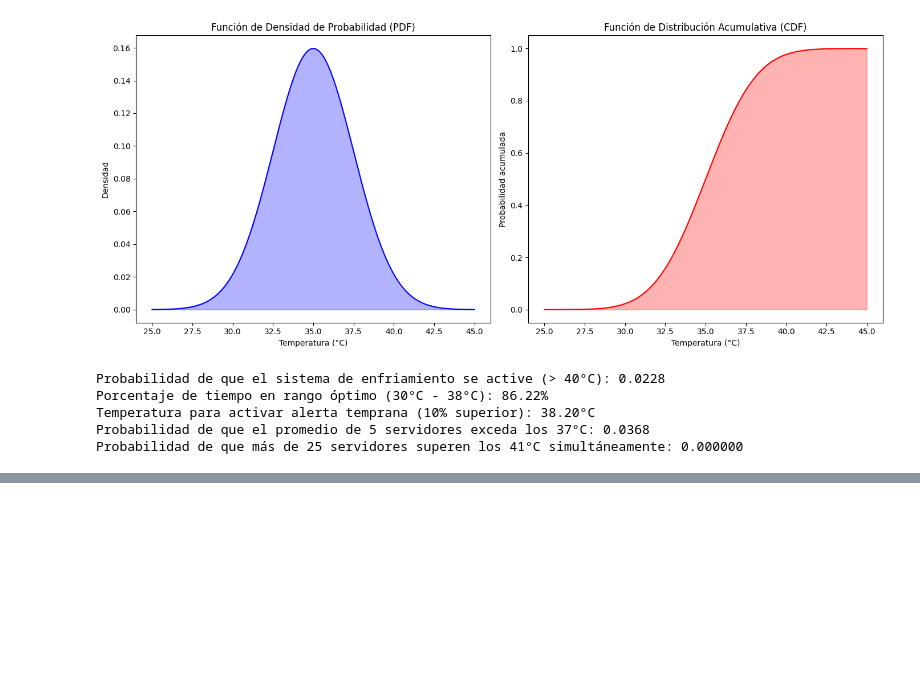
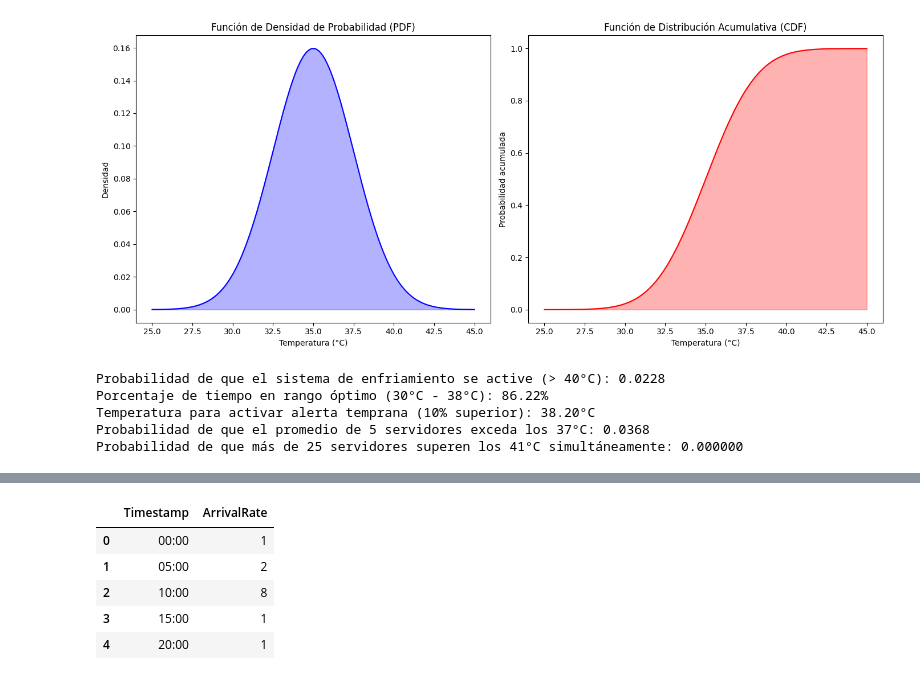
Before and after one commit to JuanRuizIng/Statistical_distributions, a Jupyter notebook: 001_StatisticalDistributionSolutions.ipynb, the cells around one changed output, grey strips where cells are left out. Saved outputs shown, nothing was run; the diff lists cells and outputs as text; code cells hidden in the pictures; blank space fills up the shorter version.

```diff
--- a/001_StatisticalDistributionSolutions.ipynb
+++ b/001_StatisticalDistributionSolutions.ipynb
@@ -202,0 +200,9 @@ print("hola mundo")
+# %%
+web_server_data.head()
+# %% [output]
+|  | Timestamp | ArrivalRate |
+| 0 | 00:00 | 1 |
+| 1 | 05:00 | 2 |
+| 2 | 10:00 | 8 |
+| 3 | 15:00 | 1 |
+| 4 | 20:00 | 1 |
```
Also changed, not shown: parts of 28 cells of this notebook, 1 other file.
